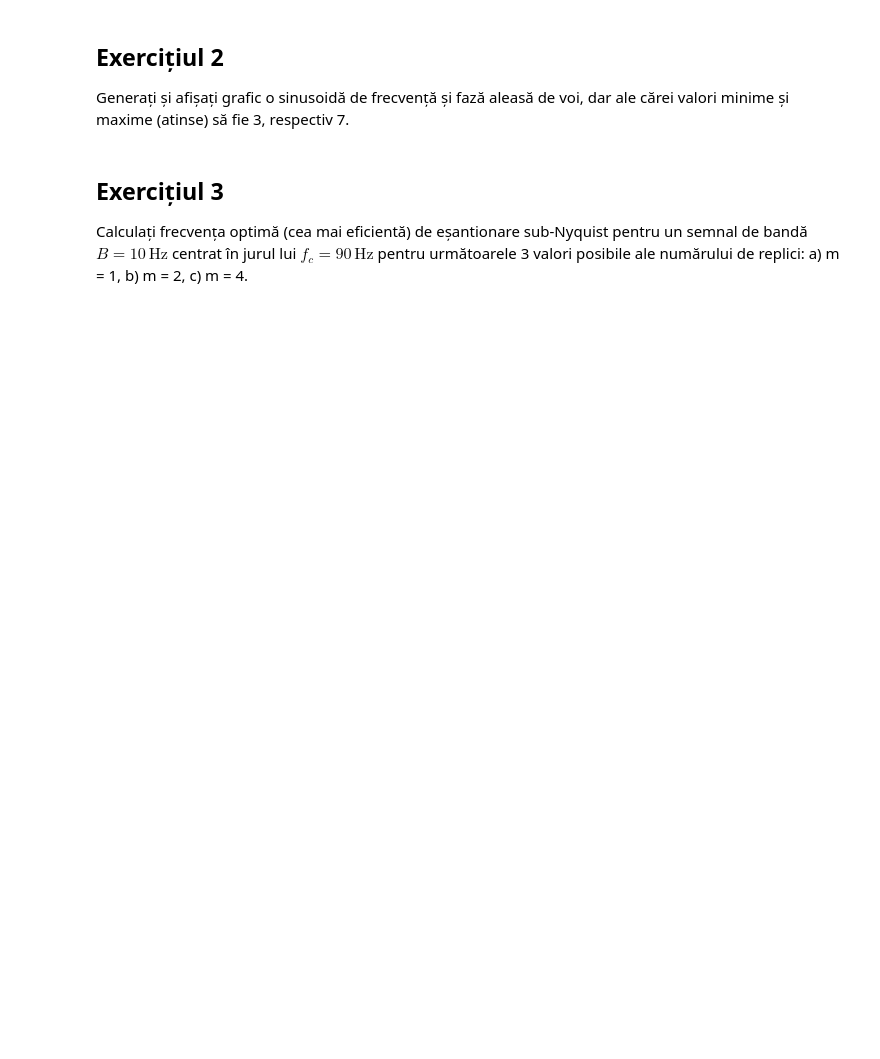
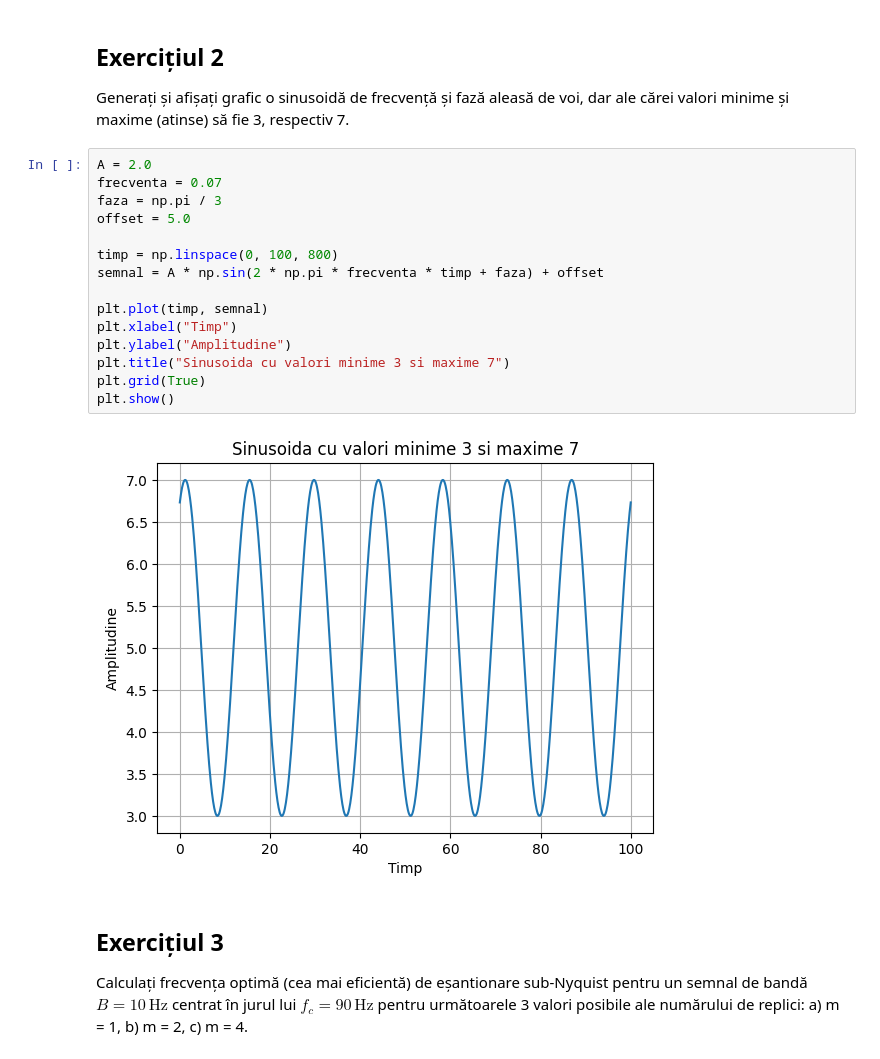
Before and after one commit to Glosperx/Semnale, a Jupyter notebook: lab5-Cojoaca_Alexandru.ipynb, the cells around one changed output. Cells and saved outputs as stored; diff of their text form; blank space fills up the shorter version.

```diff
--- a/lab5-Cojoaca_Alexandru.ipynb
+++ b/lab5-Cojoaca_Alexandru.ipynb
@@ -33,6 +119,23 @@ f) Creați un nou grafic în care afișați eșantioanele generate la subpunctul
 ## Exercițiul 2
 
 Generați și afișați grafic o sinusoidă de frecvență și fază aleasă de voi, dar ale cărei valori minime și maxime (atinse) să fie 3, respectiv 7.
+# %%
+A = 2.0
+frecventa = 0.07
+faza = np.pi / 3
+offset = 5.0
+
+timp = np.linspace(0, 100, 800)
+semnal = A * np.sin(2 * np.pi * frecventa * timp + faza) + offset
+
+plt.plot(timp, semnal)
+plt.xlabel("Timp")
+plt.ylabel("Amplitudine")
+plt.title("Sinusoida cu valori minime 3 si maxime 7")
+plt.grid(True)
+plt.show()
+# %% [output]
+[figure, added]
 # %% [markdown]
 ## Exercițiul 3
 
```
Also changed, not shown: parts of 7 cells of this notebook.
